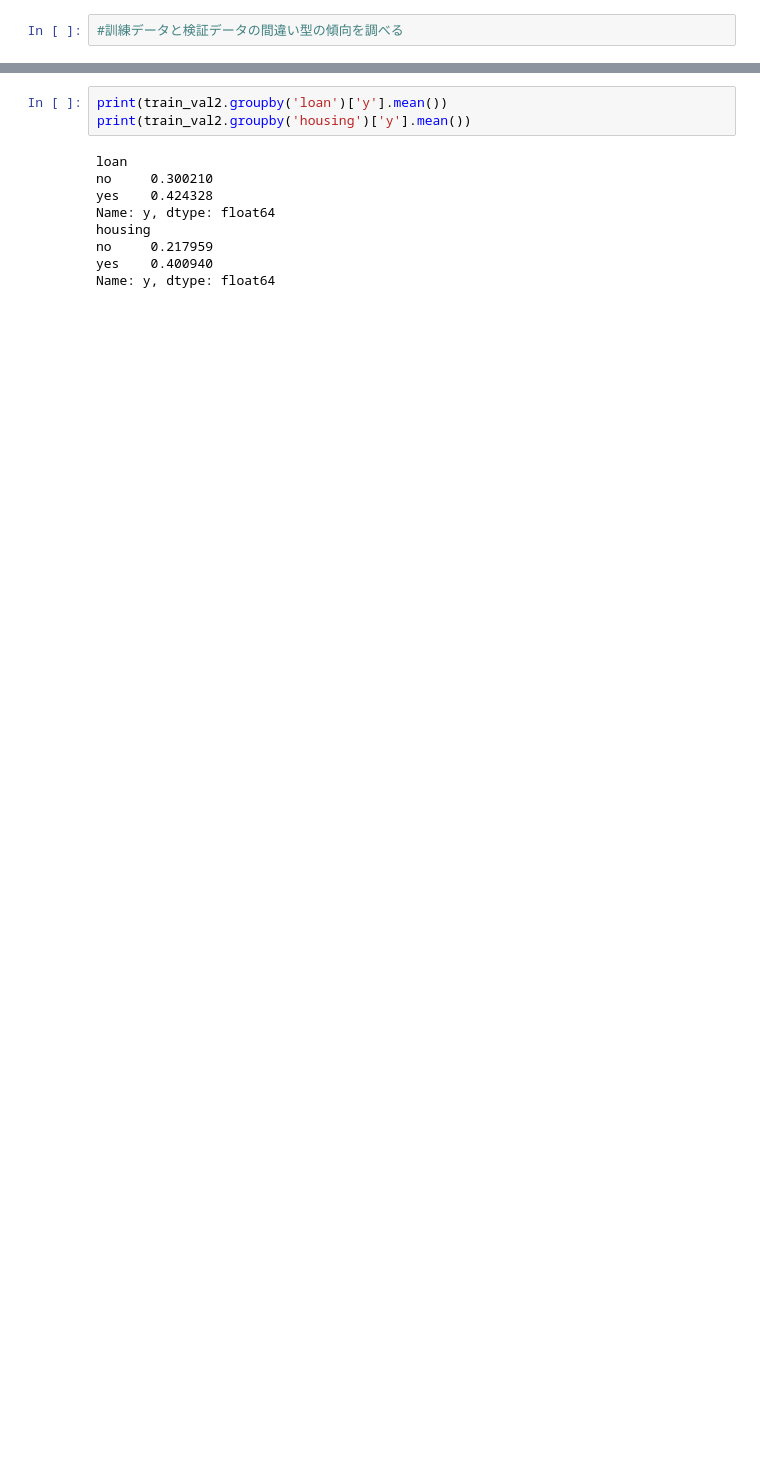
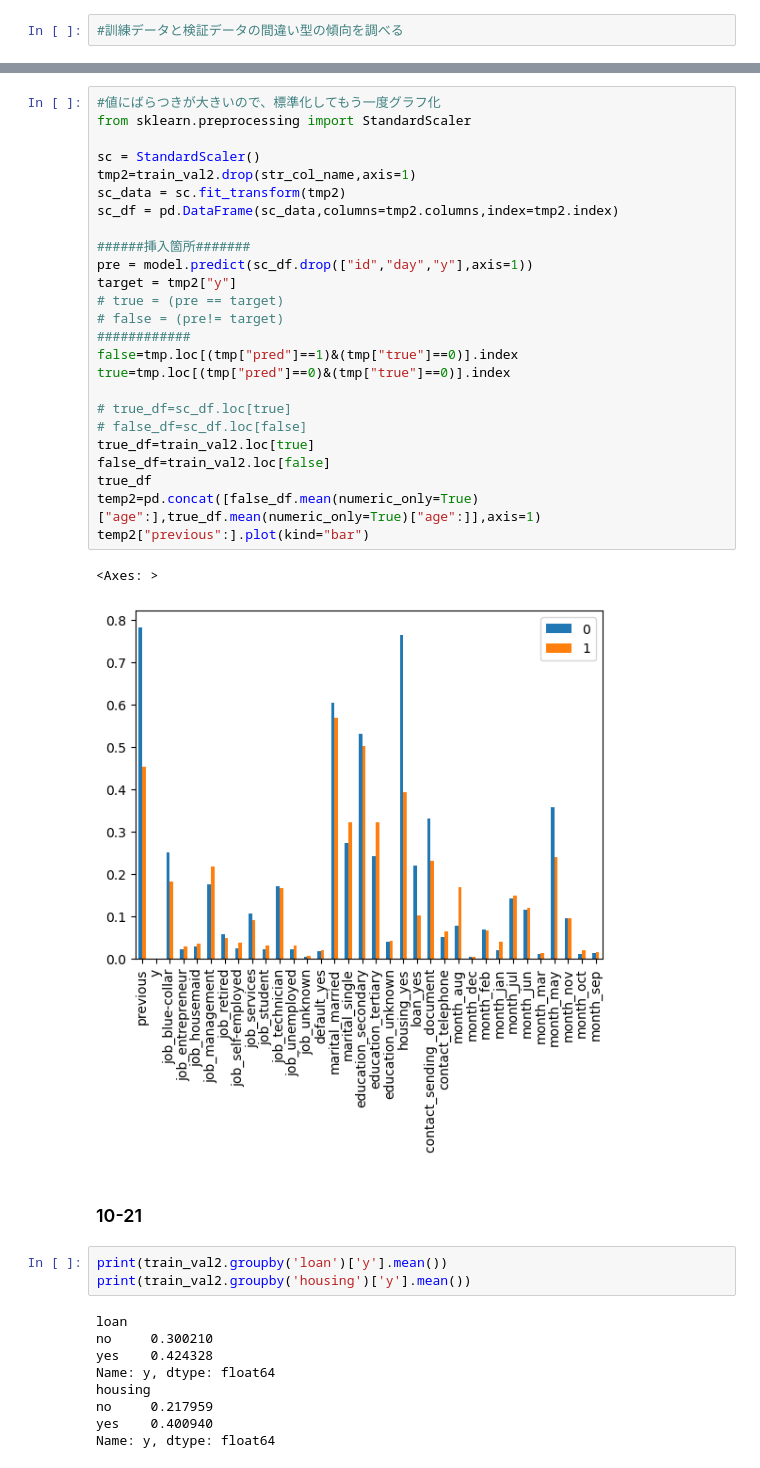
Before and after one commit to ahiru3test/aiai, a Jupyter notebook: notebook/sukkiri-ml-codes/ipynb/chap10a.ipynb, the cells around one changed output, grey strips where cells are left out. Drawn from its saved outputs; the diff is of its cells as text; blank space fills up the shorter version.

```diff
--- a/notebook/sukkiri-ml-codes/ipynb/chap10a.ipynb
+++ b/notebook/sukkiri-ml-codes/ipynb/chap10a.ipynb
@@ -639,3 +955,33 @@ temp2.plot(kind="bar")
+# %%
+#値にばらつきが大きいので、標準化してもう一度グラフ化
+from sklearn.preprocessing import StandardScaler
+
+sc = StandardScaler()
+tmp2=train_val2.drop(str_col_name,axis=1)
+sc_data = sc.fit_transform(tmp2)
+sc_df = pd.DataFrame(sc_data,columns=tmp2.columns,index=tmp2.index)
+
+######挿入箇所#######
+pre = model.predict(sc_df.drop(["id","day","y"],axis=1))
+target = tmp2["y"]
+# true = (pre == target)
+# false = (pre!= target)
+############
+false=tmp.loc[(tmp["pred"]==1)&(tmp["true"]==0)].index
+true=tmp.loc[(tmp["pred"]==0)&(tmp["true"]==0)].index
+
+# true_df=sc_df.loc[true]
+# false_df=sc_df.loc[false]
+true_df=train_val2.loc[true]
+false_df=train_val2.loc[false]
+true_df
+temp2=pd.concat([false_df.mean(numeric_only=True)["age":],true_df.mean(numeric_only=True)["age":]],axis=1)
+temp2["previous":].plot(kind="bar")
+# %% [output]
+<Axes: >
+[figure, added]
+# %% [markdown]
+### 10-21
 # %%
 print(train_val2.groupby('loan')['y'].mean())
 print(train_val2.groupby('housing')['y'].mean())
```
Also changed, not shown: parts of 70 cells of this notebook, 5 other files.
